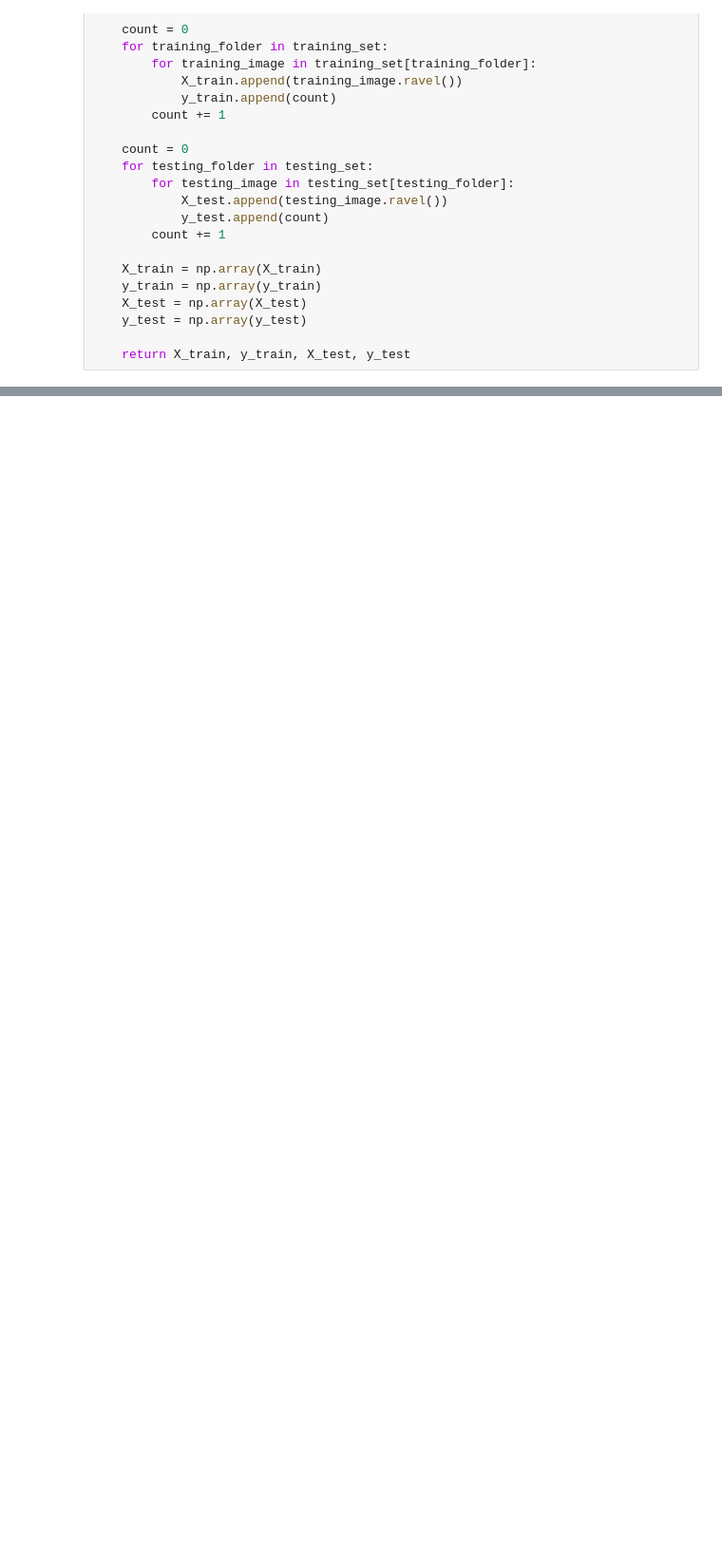
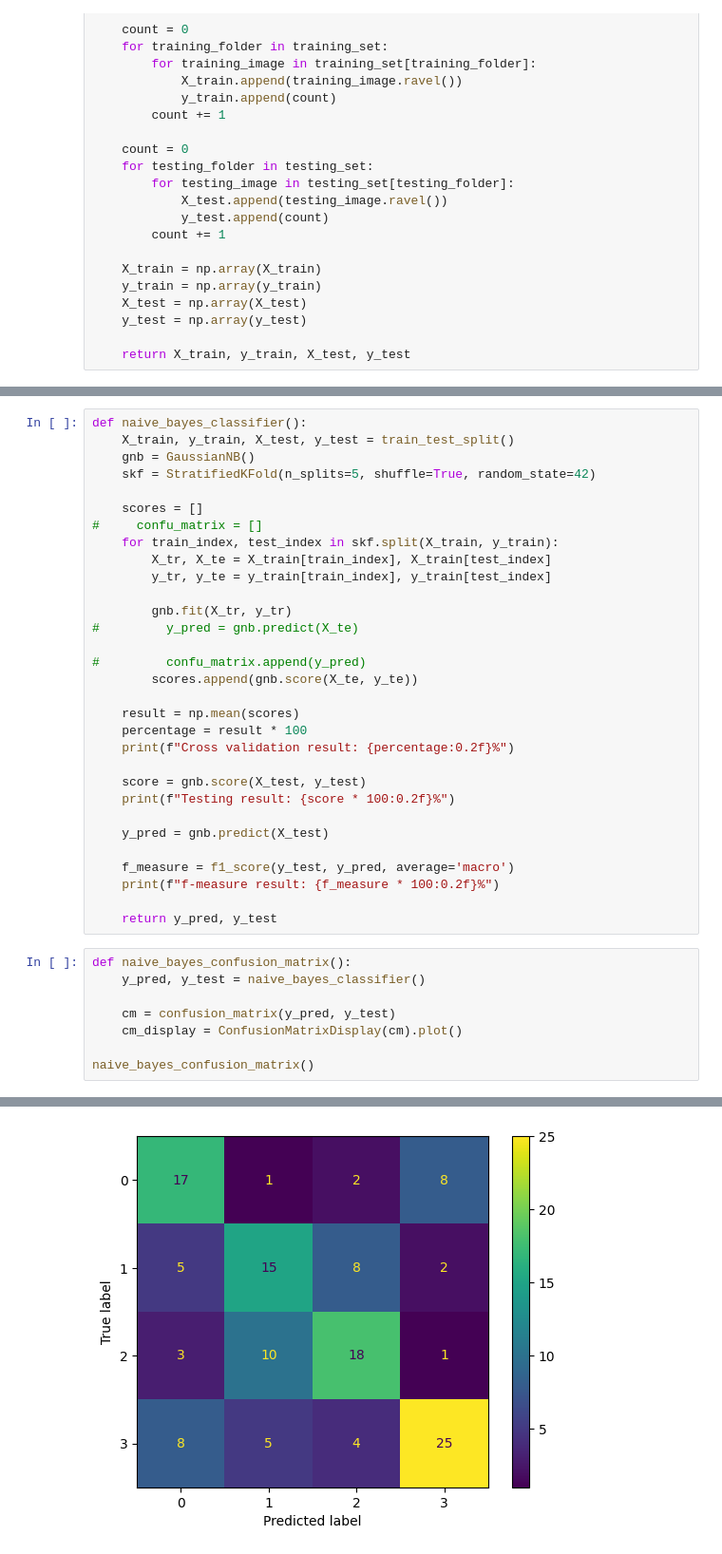
Before and after one commit to million-haileyesus/Data_Mining_I, a Jupyter notebook: DM_Assignment2/programming assignment 2.ipynb, the cells around one changed output, grey strips where cells are left out. Shown at 95% size. Saved outputs shown, nothing was run; the diff lists cells and outputs as text; blank space fills up the shorter version.

```diff
--- a/DM_Assignment2/programming assignment 2.ipynb
+++ b/DM_Assignment2/programming assignment 2.ipynb
@@ -271,0 +262,40 @@ ada_boost_classifier()
+# %%
+def naive_bayes_classifier():
+    X_train, y_train, X_test, y_test = train_test_split()
+    gnb = GaussianNB()
+    skf = StratifiedKFold(n_splits=5, shuffle=True, random_state=42)
+
+    scores = []
+#     confu_matrix = []
+    for train_index, test_index in skf.split(X_train, y_train):
+        X_tr, X_te = X_train[train_index], X_train[test_index]
+        y_tr, y_te = y_train[train_index], y_train[test_index]
+
+        gnb.fit(X_tr, y_tr)
+#         y_pred = gnb.predict(X_te)
+
+#         confu_matrix.append(y_pred)
+        scores.append(gnb.score(X_te, y_te))
+
+    result = np.mean(scores)
+    percentage = result * 100
+    print(f"Cross validation result: {percentage:0.2f}%")
+
+    score = gnb.score(X_test, y_test)
+    print(f"Testing result: {score * 100:0.2f}%")
+
+    y_pred = gnb.predict(X_test)
+
+    f_measure = f1_score(y_test, y_pred, average='macro')
+    print(f"f-measure result: {f_measure * 100:0.2f}%")
+
+    return y_pred, y_test
+# %%
+def naive_bayes_confusion_matrix():
+    y_pred, y_test = naive_bayes_classifier()
+
+    cm = confusion_matrix(y_pred, y_test)
+    cm_display = ConfusionMatrixDisplay(cm).plot()
+
+naive_bayes_confusion_matrix()
+# %% [output]
@@ -271,0 +305 @@ ada_boost_classifier()
+[figure, added]
```
Also changed, not shown: parts of 21 cells of this notebook.
